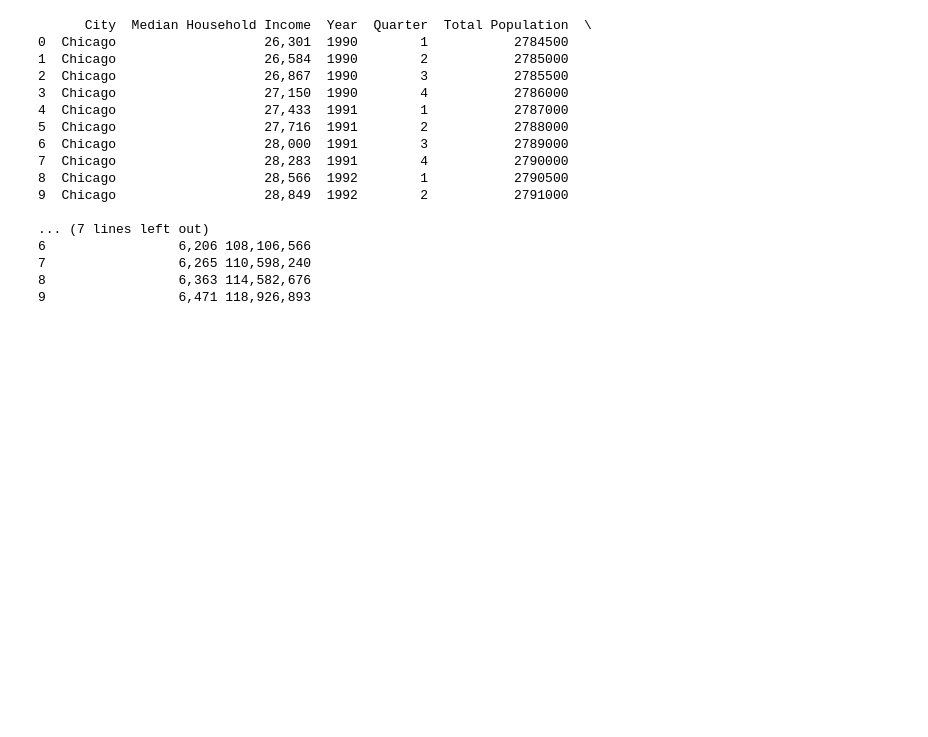
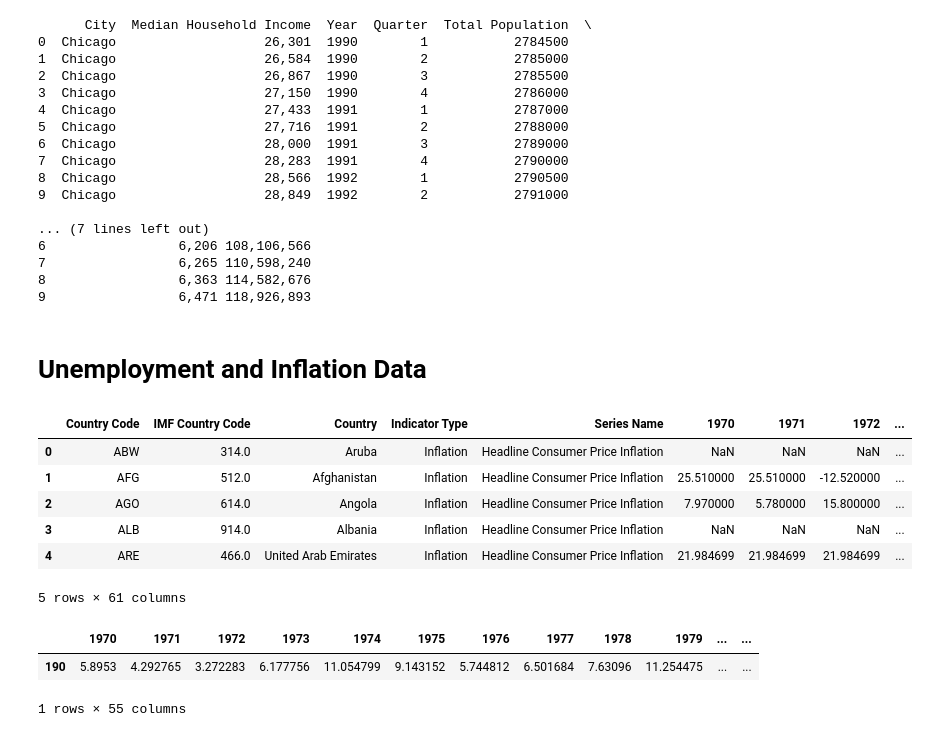
Before and after one commit to katelync12/HomeCast, a Jupyter notebook: cleaned_data.ipynb, the cells around one changed output. Drawn from its saved outputs; the diff is of its cells as text; code cells hidden in the pictures; blank space fills up the shorter version.

```diff
--- a/cleaned_data.ipynb
+++ b/cleaned_data.ipynb
@@ -324,3 +324,5 @@ print(merged.head(10))
 7                 6,265 110,598,240
 8                 6,363 114,582,676
 9                 6,471 118,926,893
+# %% [markdown]
+# Unemployment and Inflation Data
@@ -326,0 +335,27 @@ print(merged.head(10))
+# %%
+# Read in all dates
+cpi = pd.read_excel("consumer-price-inflation.xlsx")
+chicago_unemployment = pd.read_excel("chicago-unemp.xlsx")
+houston_unemployment = pd.read_excel("houston-unemp.xlsx")
+phoenix_unemployment = pd.read_excel("phoenix-unemp.xlsx")
+la_unemployment = pd.read_excel("los-angeles-unemp.xlsx")
+ny_unemployment = pd.read_excel("new-york-unemp.xlsx")
+# %%
+cpi.head()
+# %% [output]
+|  | Country Code | IMF Country Code | Country | Indicator Type | Series Name | 1970 | 1971 | 1972 | ... |
+| 0 | ABW | 314.0 | Aruba | Inflation | Headline Consumer Price Inflation | NaN | NaN | NaN | ... |
+| 1 | AFG | 512.0 | Afghanistan | Inflation | Headline Consumer Price Inflation | 25.510000 | 25.510000 | -12.520000 | ... |
+| 2 | AGO | 614.0 | Angola | Inflation | Headline Consumer Price Inflation | 7.970000 | 5.780000 | 15.800000 | ... |
+| 3 | ALB | 914.0 | Albania | Inflation | Headline Consumer Price Inflation | NaN | NaN | NaN | ... |
+| 4 | ARE | 466.0 | United Arab Emirates | Inflation | Headline Consumer Price Inflation | 21.984699 | 21.984699 | 21.984699 | ... |
+5 rows × 61 columns
+# %%
+# Drop CPI for all countries except US and unnecessary columns
+cpi_us = cpi[cpi['Country'] == 'United States'].copy()
+cpi_us.drop(columns=['Country Code', 'IMF Country Code', 'Indicator Type', 'Series Name', 'Note', 'Country'], inplace=True)
+cpi_us.head()
+# %% [output]
+|  | 1970 | 1971 | 1972 | 1973 | 1974 | 1975 | 1976 | 1977 | 1978 | 1979 | ... | ... |
+| 190 | 5.8953 | 4.292765 | 3.272283 | 6.177756 | 11.054799 | 9.143152 | 5.744812 | 6.501684 | 7.63096 | 11.254475 | ... | ... |
+1 rows × 55 columns
```
Also changed, not shown: parts of 12 cells of this notebook, 1 other file.
